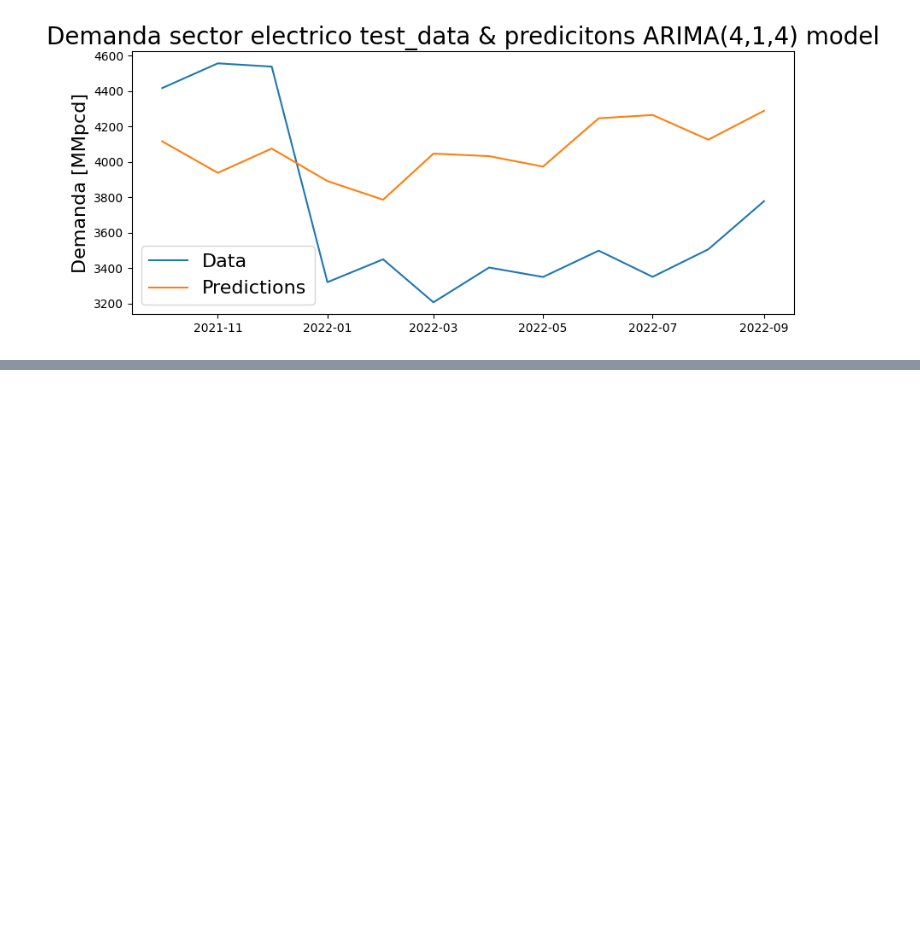
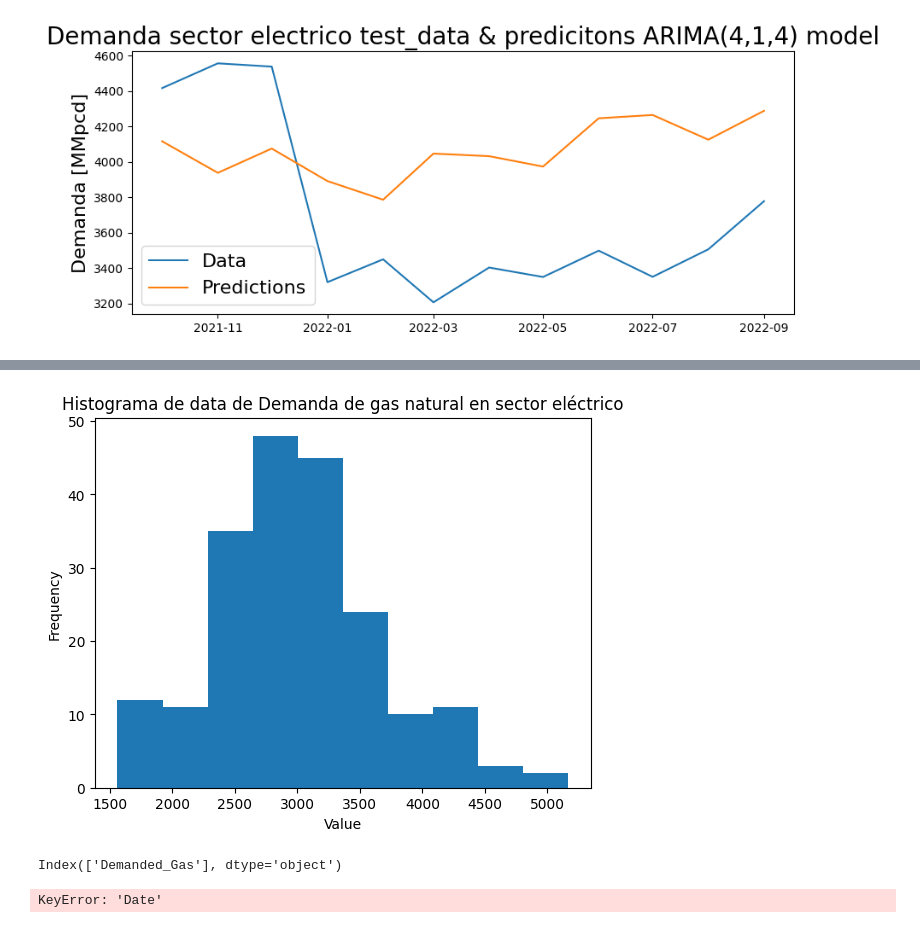
Before and after one commit to Sergio-Ibarra-1795/MIS_Tesis_GitHub, a Jupyter notebook: Demanda_electrico_series.ipynb, the cells around one changed output, grey strips where cells are left out. Saved outputs shown, nothing was run; the diff lists cells and outputs as text; code cells hidden in the pictures; blank space fills up the shorter version.

```diff
--- a/Demanda_electrico_series.ipynb
+++ b/Demanda_electrico_series.ipynb
@@ -239,0 +425,7 @@ Text(0, 0.5, 'Demanda [MMpcd]')
+# %%
+import pandas as pd
+import numpy as np
+
+# Load time series data into Pandas DataFrame
+df_demanda_electrico_train_data = pd.DataFrame(demanda_electrico_train_data)
+df_demanda_electrico_train_data
@@ -239,0 +447,17 @@ Text(0, 0.5, 'Demanda [MMpcd]')
+# %%
+# Generate the histogram
+plt.hist(df_demanda_electrico_train_data, bins=10)  # Adjust the number of bins as per your data
+
+# Add labels and title
+plt.xlabel('Value')
+plt.ylabel('Frequency')
+plt.title('Histograma de data de Demanda de gas natural en sector eléctrico')
+
+# Display the plot
+plt.show()
+# %% [output]
+[figure, added]
+# %%
+print(df_demanda_electrico_train_data.columns)
+# %% [output]
+Index(['Demanded_Gas'], dtype='object')
@@ -239,0 +467,5 @@ Text(0, 0.5, 'Demanda [MMpcd]')
+# %%
+# Add datetime index
+df_demanda_electrico_train_data['Date'] = pd.to_datetime(df_demanda_electrico_train_data['Date'])
+# %% [output]
+KeyError: 'Date'
```
Also changed, not shown: parts of 20 cells of this notebook.
